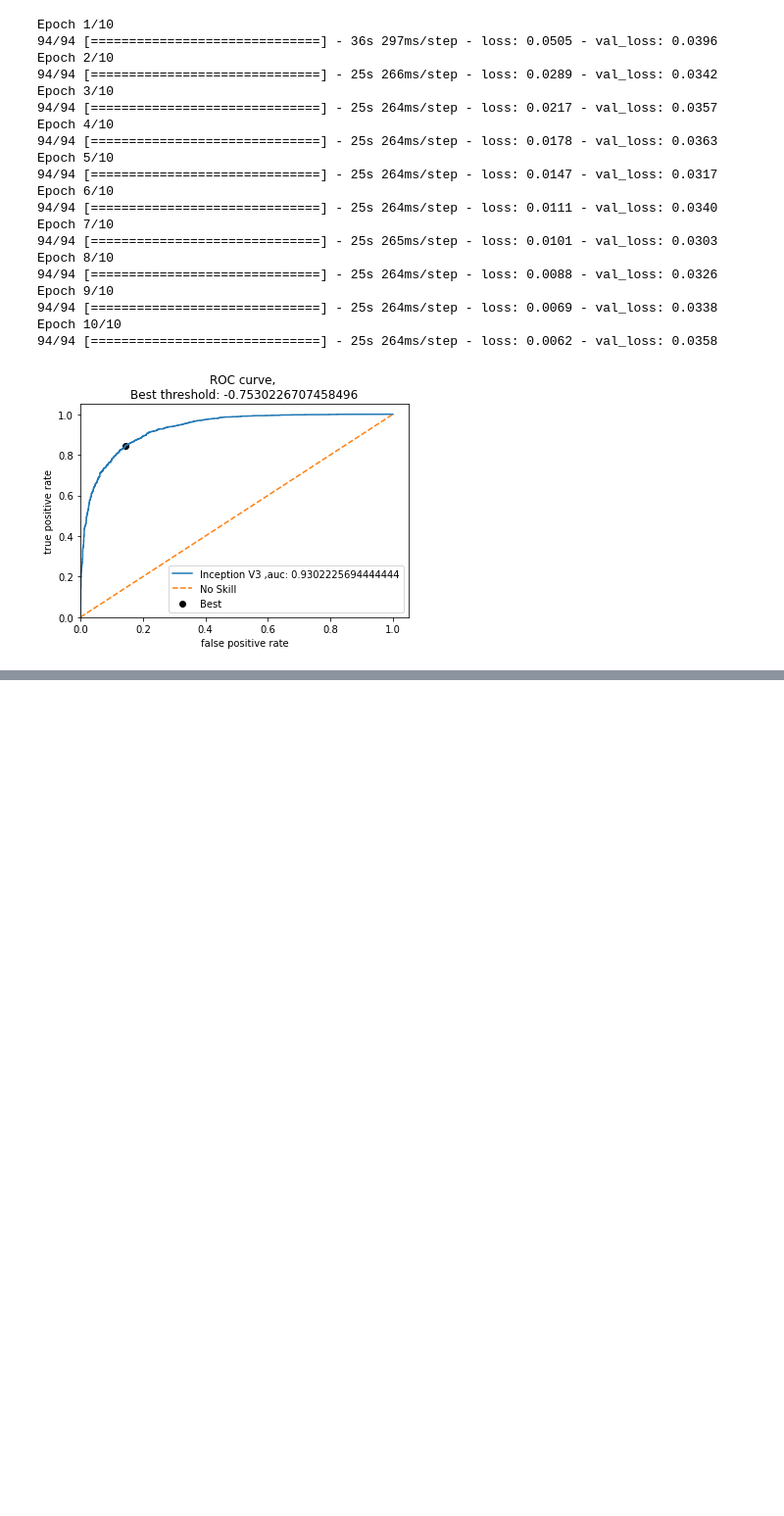
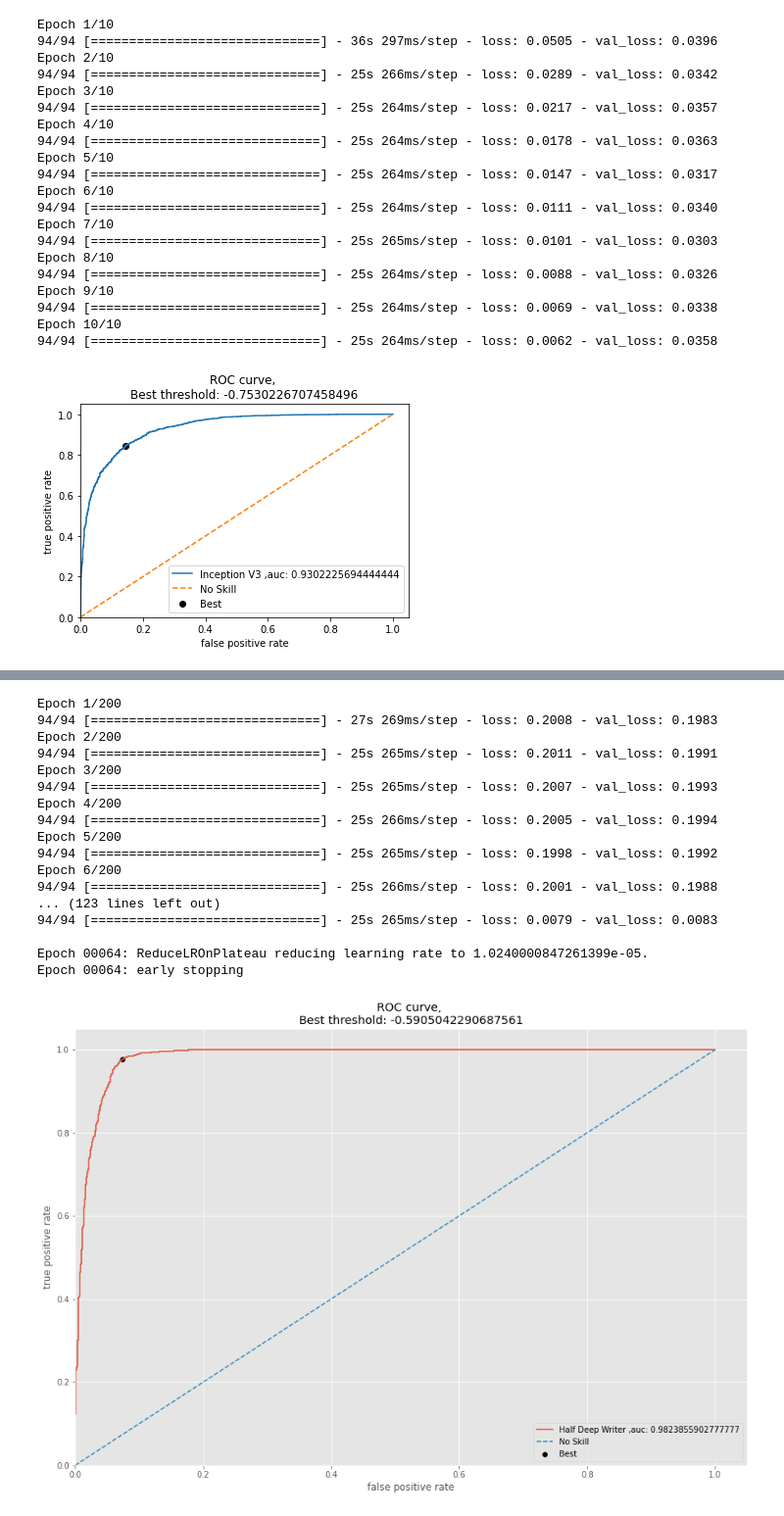
Before and after one commit to schauppi/HTSR_Handwritten_Text_Similarity_Recognition, a Jupyter notebook: experiments_triplet_loss.ipynb, the cells around one changed output, grey strips where cells are left out. Shown: that part at 98% size. Drawn from its saved outputs; the diff is of its cells as text; code cells hidden in the pictures; blank space fills up the shorter version.

Commit message:
half deep writer

```diff
--- a/experiments_triplet_loss.ipynb
+++ b/experiments_triplet_loss.ipynb
@@ -227,6 +230,3 @@ Epoch 9/10
 Epoch 10/10
 94/94 [==============================] - 25s 264ms/step - loss: 0.0062 - val_loss: 0.0358
 [figure]
-# %%
-results = model_vgg_16.predict(test_dataset)
-emb_size = 128
@@ -294,5 +232,0 @@ results = model_vgg_16.predict([img_1, img_2, img_3])
-# %%
-emb_size = 128
-anchor = results[0][:emb_size]
-positive = results[0][emb_size:emb_size*2]
-negative = results[0][emb_size*2:]
@@ -342,31 +232,0 @@ for i in range(len(path_matrix[0][1])):
-# %%
-embeddings = []
-
-for i in range(len(img_list)):
-    cache_embedding_list = []
-    results = model_vgg_16.predict([img_1, img_2, img_list[i]])
-    emb_size = 128
-    anchor = results[0][:emb_size]
-    positive = results[0][emb_size:emb_size*2]
-    negative = results[0][emb_size*2:]
-    anchor_emb = tsne.fit_transform(anchor.reshape(-1,1))
-    positive_emb = tsne.fit_transform(positive.reshape(-1,1))
-    negative_emb = tsne.fit_transform(negative.reshape(-1,1))
-    cache_embedding_list.append(anchor_emb)
-    cache_embedding_list.append(positive_emb)
-    cache_embedding_list.append(negative_emb)
-    embeddings.append(cache_embedding_list)
-# %%
-plt.rcParams["figure.figsize"] = (15,10)
-fig, ax = plt.subplots(nrows=6, ncols=7)
-count = 0
-for row in ax:
-    for col in row:
-        col.scatter(embeddings[count][0][:,0], embeddings[count][0][:,1], color="red")
-        col.scatter(embeddings[count][1][:,0], embeddings[count][1][:,1], color="green")
-        col.scatter(embeddings[count][2][:,0], embeddings[count][2][:,1], color="blue")
-        #plt.title("Red: Anchor, Green: Positives, Blue: Negatives")
-        count += 1
-
-fig.tight_layout()
-plt.show()
@@ -374,0 +302,25 @@ plt.show()
+# %%
+history_model_half_deep_writer = model_half_deep_writer.fit(train_dataset, validation_data=val_dataset, epochs=200,
+                                                           callbacks=[keras.callbacks.EarlyStopping(monitor='val_loss', verbose=1, patience=15),
+                                                           keras.callbacks.ReduceLROnPlateau(monitor='val_loss', factor=0.4, verbose=1, patience=5)])
+plot_triplet_roc_curve(model_half_deep_writer, test_dataset, "Half Deep Writer", emb_size=128)
+plot_triplet_training(history_model_half_deep_writer)
+# %% [output]
+Epoch 1/200
+94/94 [==============================] - 27s 269ms/step - loss: 0.2008 - val_loss: 0.1983
+Epoch 2/200
+94/94 [==============================] - 25s 265ms/step - loss: 0.2011 - val_loss: 0.1991
+Epoch 3/200
+94/94 [==============================] - 25s 265ms/step - loss: 0.2007 - val_loss: 0.1993
+Epoch 4/200
+94/94 [==============================] - 25s 266ms/step - loss: 0.2005 - val_loss: 0.1994
+Epoch 5/200
+94/94 [==============================] - 25s 265ms/step - loss: 0.1998 - val_loss: 0.1992
+Epoch 6/200
+94/94 [==============================] - 25s 266ms/step - loss: 0.2001 - val_loss: 0.1988
+... (123 lines left out)
+94/94 [==============================] - 25s 265ms/step - loss: 0.0079 - val_loss: 0.0083
+
+Epoch 00064: ReduceLROnPlateau reducing learning rate to 1.0240000847261399e-05.
+Epoch 00064: early stopping
+[figure, added]
```
Also changed, not shown: parts of 34 cells of this notebook.
